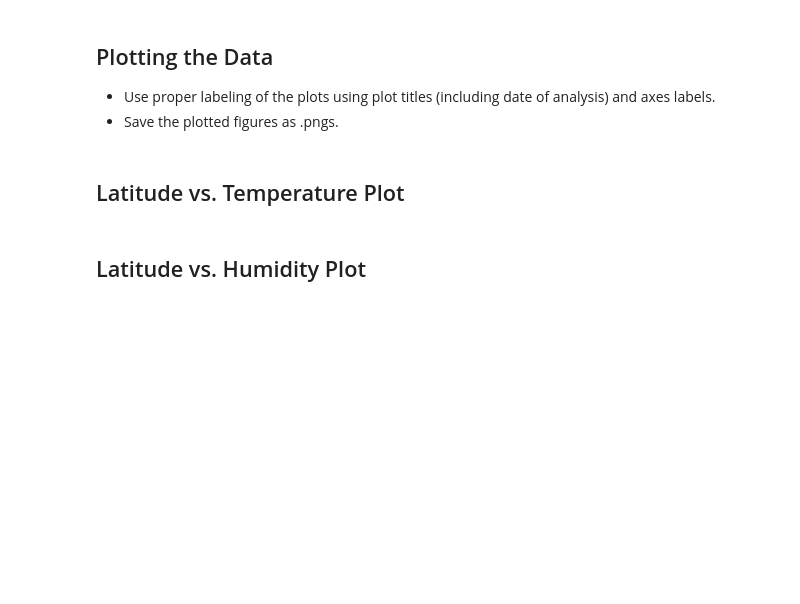
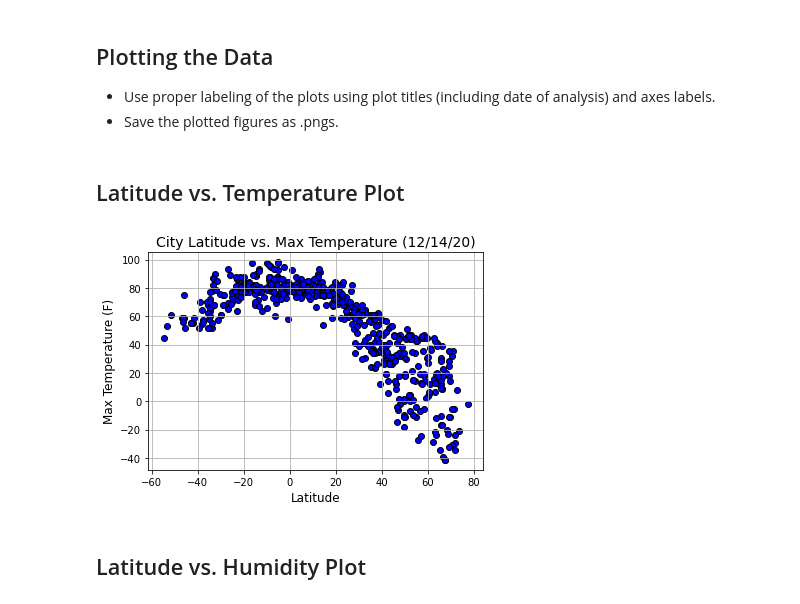
Before and after one commit to LF-Ruiz/Python_APIs_Homework, a Jupyter notebook: Python_API_Solved/WeatherPy_homework_solved.ipynb, the cells around one changed output. Drawn from its saved outputs; the diff is of its cells as text; code cells hidden in the pictures; blank space fills up the shorter version.

Commit message:
WeatherPy complete

```diff
--- a/Python_API_Solved/WeatherPy_homework_solved.ipynb
+++ b/Python_API_Solved/WeatherPy_homework_solved.ipynb
@@ -226,3 +251,5 @@ df
 # %%
 # Make a new DataFrame equal to the city data to drop all humidity outliers by index.
 # Passing "inplace=False" will make a copy of the city_data DataFrame, which we call "clean_city_data".
+clean_weather_df = df[df['Humidity (%)'] != 100]
+clean_weather_df.sort_values(by=['Humidity (%)'], ascending=False)
@@ -235,17 +294,19 @@ df
 # %%
 # Scatter plot lat vs temp
 
-plt.scatter(latitudes, temperatures, marker="o", facecolors="blue", edgecolors="black")
+plt.scatter(clean_weather_df['Lat'], clean_weather_df['Max Temp (F)'], marker="o", facecolors="blue", edgecolors="black")
 
 # Titles
 plt.title("City Latitude vs. Max Temperature (12/14/20)", fontsize=14)
 plt.ylabel("Max Temperature (F)", fontsize=12)
 plt.xlabel("Latitude", fontsize=12)
 plt.grid()
 
 # Display
 #plt.savefig("../Images/latitude-vs-temp.png")
 plt.show()
+# %% [output]
+[figure, added]
 # %% [markdown]
 ## Latitude vs. Humidity Plot
 # %%
```
Also changed, not shown: parts of 22 cells of this notebook, 7 other files.
